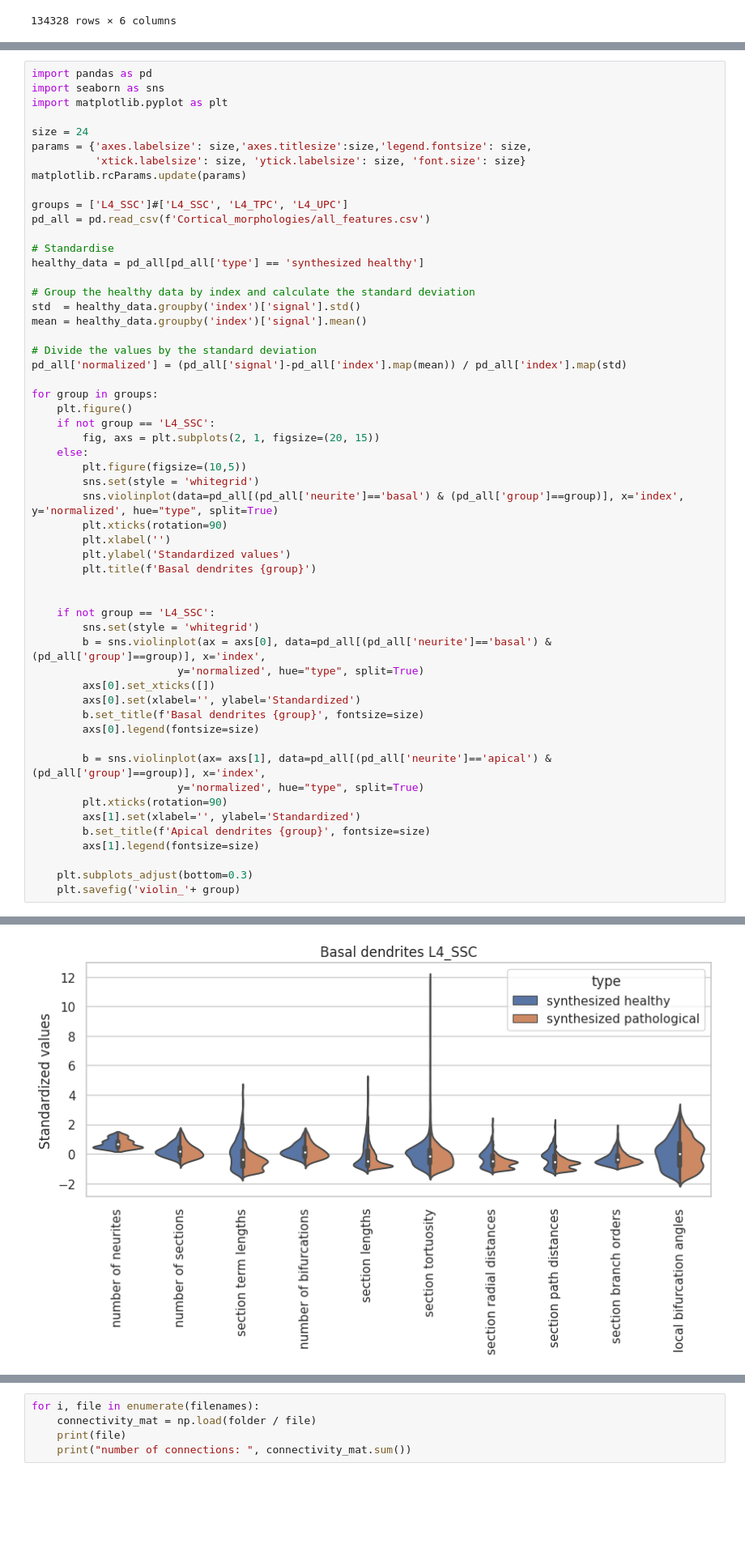
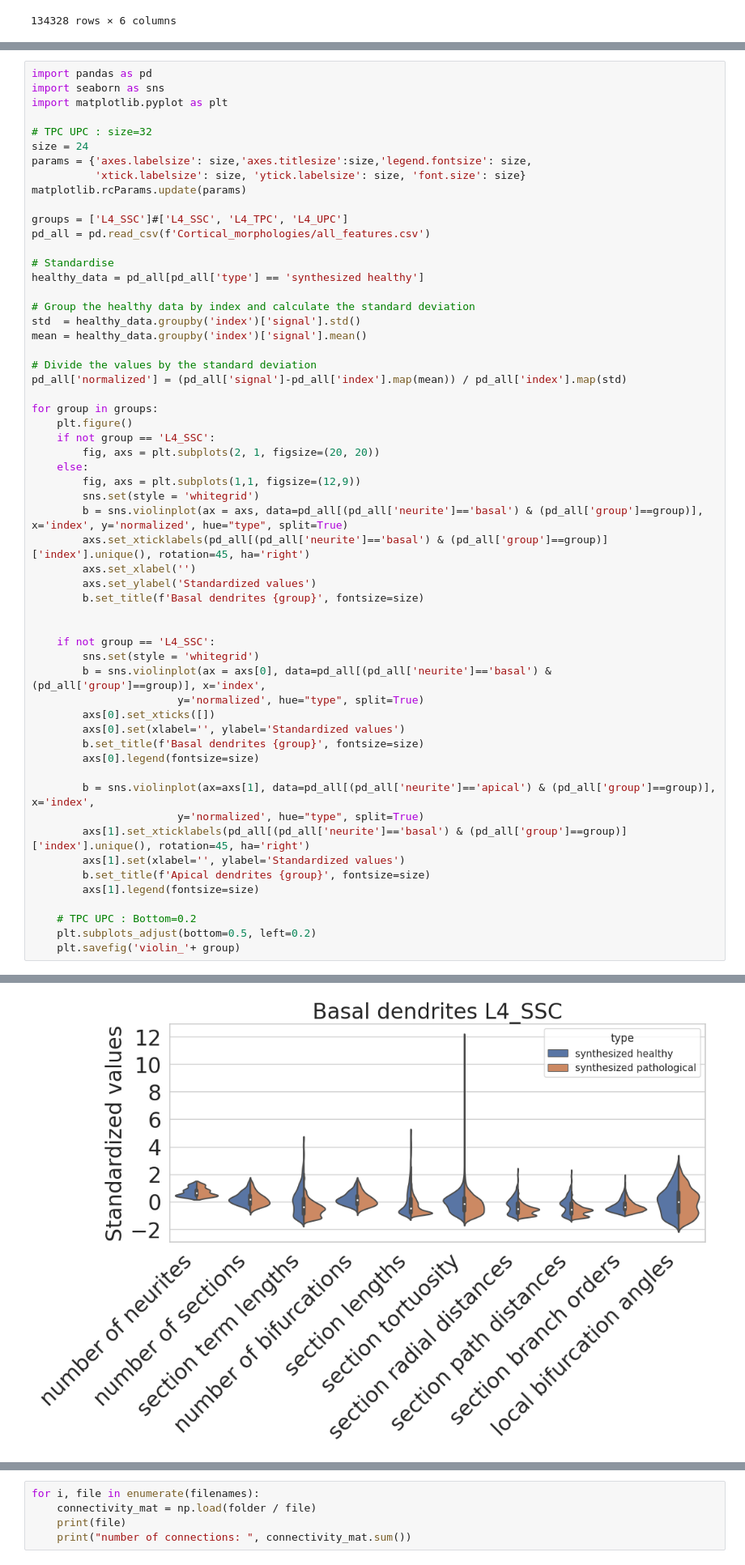
Before and after one commit to jazz031195/NeuroTS, a Jupyter notebook: examples/graphs_ines.ipynb, the cells around one changed output, grey strips where cells are left out. Shown at 81% size. Drawn from its saved outputs; the diff is of its cells as text; blank space fills up the shorter version.

Commit message:
Nicer plots

```diff
--- a/examples/graphs_ines.ipynb
+++ b/examples/graphs_ines.ipynb
@@ -507,6 +515,7 @@ import pandas as pd
 import seaborn as sns
 import matplotlib.pyplot as plt
 
+# TPC UPC : size=32
 size = 24
 params = {'axes.labelsize': size,'axes.titlesize':size,'legend.fontsize': size,
           'xtick.labelsize': size, 'ytick.labelsize': size, 'font.size': size}
@@ -520,46 +529,47 @@ healthy_data = pd_all[pd_all['type'] == 'synthesized healthy']
 
 # Group the healthy data by index and calculate the standard deviation
 std  = healthy_data.groupby('index')['signal'].std()
 mean = healthy_data.groupby('index')['signal'].mean()
 
 # Divide the values by the standard deviation
 pd_all['normalized'] = (pd_all['signal']-pd_all['index'].map(mean)) / pd_all['index'].map(std)
 
 for group in groups:
     plt.figure()
     if not group == 'L4_SSC':
-        fig, axs = plt.subplots(2, 1, figsize=(20, 15))
+        fig, axs = plt.subplots(2, 1, figsize=(20, 20))
     else:
-        plt.figure(figsize=(10,5))
+        fig, axs = plt.subplots(1,1, figsize=(12,9))
         sns.set(style = 'whitegrid')
-        sns.violinplot(data=pd_all[(pd_all['neurite']=='basal') & (pd_all['group']==group)], x='index', y='normalized', hue="type", split=True)
-        plt.xticks(rotation=90)
-        plt.xlabel('')
-        plt.ylabel('Standardized values')
-        plt.title(f'Basal dendrites {group}')
+        b = sns.violinplot(ax = axs, data=pd_all[(pd_all['neurite']=='basal') & (pd_all['group']==group)], x='index', y='normalized', hue="type", split=True)
+        axs.set_xticklabels(pd_all[(pd_all['neurite']=='basal') & (pd_all['group']==group)]['index'].unique(), rotation=45, ha='right')
+        axs.set_xlabel('')
+        axs.set_ylabel('Standardized values')
+        b.set_title(f'Basal dendrites {group}', fontsize=size)
 
 
     if not group == 'L4_SSC':
         sns.set(style = 'whitegrid')
         b = sns.violinplot(ax = axs[0], data=pd_all[(pd_all['neurite']=='basal') & (pd_all['group']==group)], x='index',
                        y='normalized', hue="type", split=True)
         axs[0].set_xticks([])
-        axs[0].set(xlabel='', ylabel='Standardized')
+        axs[0].set(xlabel='', ylabel='Standardized values')
         b.set_title(f'Basal dendrites {group}', fontsize=size)
         axs[0].legend(fontsize=size)
 
-        b = sns.violinplot(ax= axs[1], data=pd_all[(pd_all['neurite']=='apical') & (pd_all['group']==group)], x='index',
+        b = sns.violinplot(ax=axs[1], data=pd_all[(pd_all['neurite']=='apical') & (pd_all['group']==group)], x='index',
                        y='normalized', hue="type", split=True)
-        plt.xticks(rotation=90)
-        axs[1].set(xlabel='', ylabel='Standardized')
+        axs[1].set_xticklabels(pd_all[(pd_all['neurite']=='basal') & (pd_all['group']==group)]['index'].unique(), rotation=45, ha='right')
+        axs[1].set(xlabel='', ylabel='Standardized values')
         b.set_title(f'Apical dendrites {group}', fontsize=size)
         axs[1].legend(fontsize=size)
 
-    plt.subplots_adjust(bottom=0.3)
+    # TPC UPC : Bottom=0.2
+    plt.subplots_adjust(bottom=0.5, left=0.2)
     plt.savefig('violin_'+ group)
 # %% [output]
 <Figure size 640x480 with 0 Axes>
-[figure, old version]
+[figure, new version]
 # %%
 import pandas as pd
 
```
Also changed, not shown: parts of 6 cells of this notebook.
